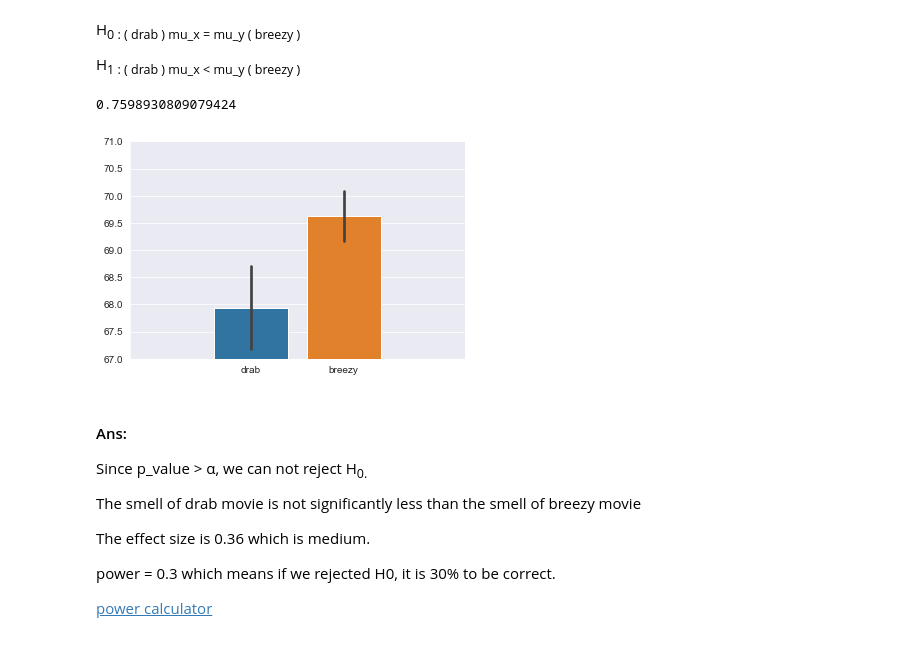
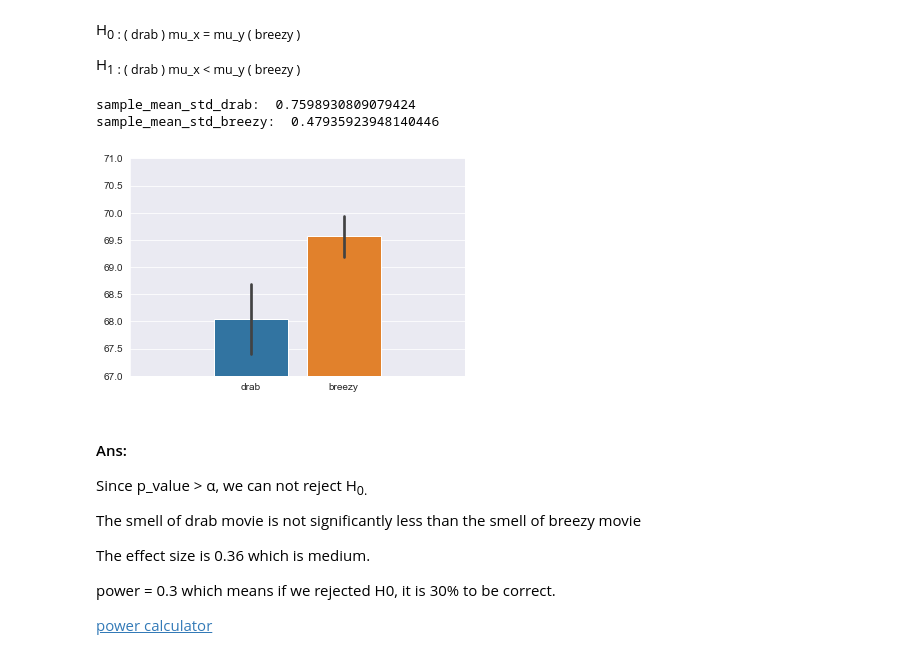
Before and after one commit to linhung0319/hypothesis_test, a Jupyter notebook: t_test/t_test.ipynb, the cells around one changed output. Saved outputs shown, nothing was run; the diff lists cells and outputs as text; code cells hidden in the pictures.

```diff
--- a/t_test/t_test.ipynb
+++ b/t_test/t_test.ipynb
@@ -167,16 +189,18 @@ H<sub>1 : ( drab )  mu_x < mu_y ( breezy )
 # %%
 sample_mean_std_x = sample_std_x / np.sqrt(n_x)
 sample_mean_std_y = sample_std_y / np.sqrt(n_y)
-x = t_test.rvs(df=df, loc=sample_mean_x, scale=sample_mean_std_x, size=100)
-y = t_test.rvs(df=df, loc=sample_mean_y, scale=sample_mean_std_y, size=100)
+x = t_test.rvs(df=n_x-1, loc=sample_mean_x, scale=sample_mean_std_x, size=100)
+y = t_test.rvs(df=n_y-1, loc=sample_mean_y, scale=sample_mean_std_y, size=100)
 fig = sns.barplot(data=[x, y], ci='sd')
 fig.set_xticklabels(["drab", "breezy"])
 fig.margins(0.5)
 fig.set_ylim(67, 71)
-print(sample_mean_std_x)
+print("sample_mean_std_drab: ", sample_mean_std_x)
+print("sample_mean_std_breezy: ", sample_mean_std_y)
 # %% [output]
-0.7598930809079424
+sample_mean_std_drab:  0.7598930809079424
+sample_mean_std_breezy:  0.47935923948140446
-[figure, old version]
+[figure, new version]
 # %% [markdown]
 #### Ans:
 
```
Also changed, not shown: parts of 2 cells of this notebook, 12 other files.
